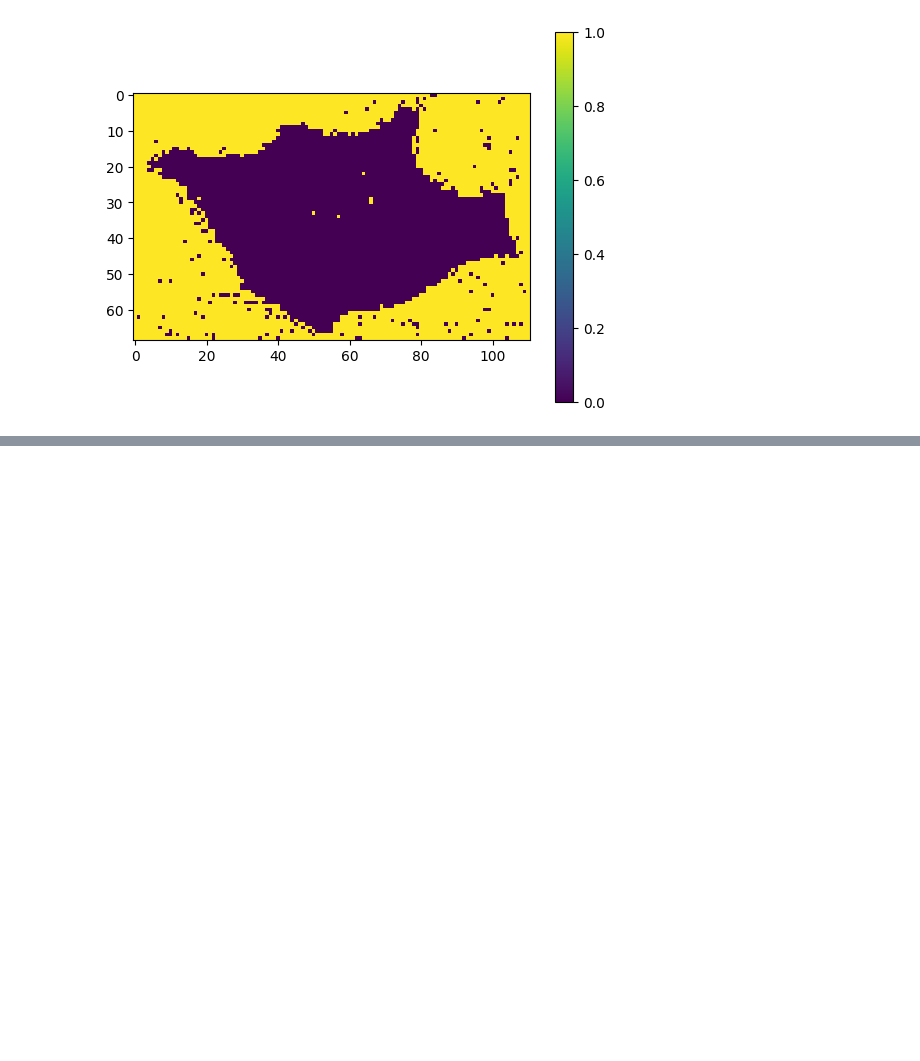
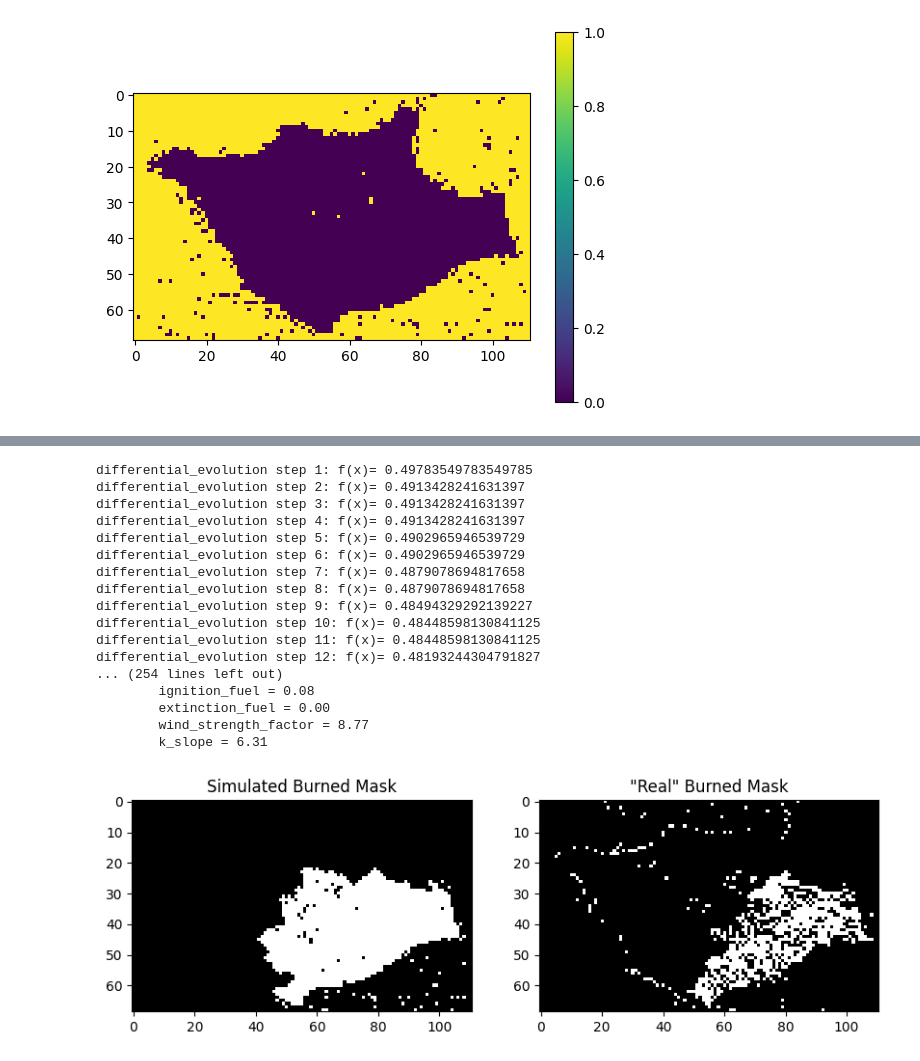
Before and after one commit to claraelisabeth/Adv_Modelling_and_Simulation, a Jupyter notebook: notebooks/optimization_santa_rosa.ipynb, the cells around one changed output, grey strips where cells are left out. Saved outputs shown, nothing was run; the diff lists cells and outputs as text; code cells hidden in the pictures; blank space fills up the shorter version.

Commit message:
first draft of optimization for santa rosa functional

```diff
--- a/notebooks/optimization_santa_rosa.ipynb
+++ b/notebooks/optimization_santa_rosa.ipynb
@@ -186,0 +187,73 @@ plt.imshow(sim.calculate_simulation_burned_mask(), cmap='gray');
+# %%
+# define which parameters to optimize
+params_opt = {
+    "mu_H": (0.01, 1),
+    "mu_O": (0.01, 1),
+    "dF": (0.01, 1),
+    "dO": (0.01, 1),
+    "dW": (0.01, 1),
+    "ignition_temp": (0.1, 0.9),
+    "ignition_fuel": (0.01, 0.9),
+    "extinction_fuel": (0.0, 0.9),
+    "wind_strength_factor": (0.0, 10.0),
+    "k_slope": (0.0, 10.0),
+}
+params_names = list(params_opt.keys())
+bounds = list(params_opt.values())
+
+params_static = params_dict.copy()  # so we can rerun this cell
+for name in params_names:
+    params_static.pop(name)
+
+tracker = {"best_loss": float("inf"), "best_mask": None}
+timesteps = params_static["timesteps"]
+optimization = differential_evolution(
+    objective_function,
+    bounds=bounds,
+    args=(target_mask, params_static, timesteps, tracker, params_names),
+    strategy="best1bin",
+    maxiter=1000,
+    popsize=10,
+    tol=1e-5,
+    atol=0,
+    disp=True,
+    polish=False,
+    workers=-1,
+    updating="deferred",
+)
+
+print(f"\nBest Loss: {optimization.fun:.4f}")
+for i in range(len(params_opt)):
+    print(f"\t{list(params_opt.keys())[i]} = {optimization.x[i]:.2f}")
+    params_dict[list(params_opt.keys())[i]] = optimization.x[i]
+
+sim_opt = FireSpreadingAdvanced(Parameters(**params_dict), precompute_mu=True)
+sim_opt.run_simulation(timesteps=delta_t, visualization=True, gif_name="sim_opt")
+
+plt.figure(figsize=(10,5))
+plt.subplot(1,2,1)
+plt.imshow(sim_opt.calculate_simulation_burned_mask(), cmap='gray')
+plt.title("Simulated Burned Mask")
+plt.subplot(1,2,2)
+plt.imshow(burned_mask, cmap='gray')
+plt.title('"Real" Burned Mask')
+plt.show()
+# %% [output]
+differential_evolution step 1: f(x)= 0.49783549783549785
+differential_evolution step 2: f(x)= 0.4913428241631397
+differential_evolution step 3: f(x)= 0.4913428241631397
+differential_evolution step 4: f(x)= 0.4913428241631397
+differential_evolution step 5: f(x)= 0.4902965946539729
+differential_evolution step 6: f(x)= 0.4902965946539729
+differential_evolution step 7: f(x)= 0.4879078694817658
+differential_evolution step 8: f(x)= 0.4879078694817658
+differential_evolution step 9: f(x)= 0.48494329292139227
+differential_evolution step 10: f(x)= 0.48448598130841125
+differential_evolution step 11: f(x)= 0.48448598130841125
+differential_evolution step 12: f(x)= 0.48193244304791827
+... (254 lines left out)
+        ignition_fuel = 0.08
+        extinction_fuel = 0.00
+        wind_strength_factor = 8.77
+        k_slope = 6.31
+[figure, added]
```
Also changed, not shown: parts of 7 cells of this notebook, 2 other files.
